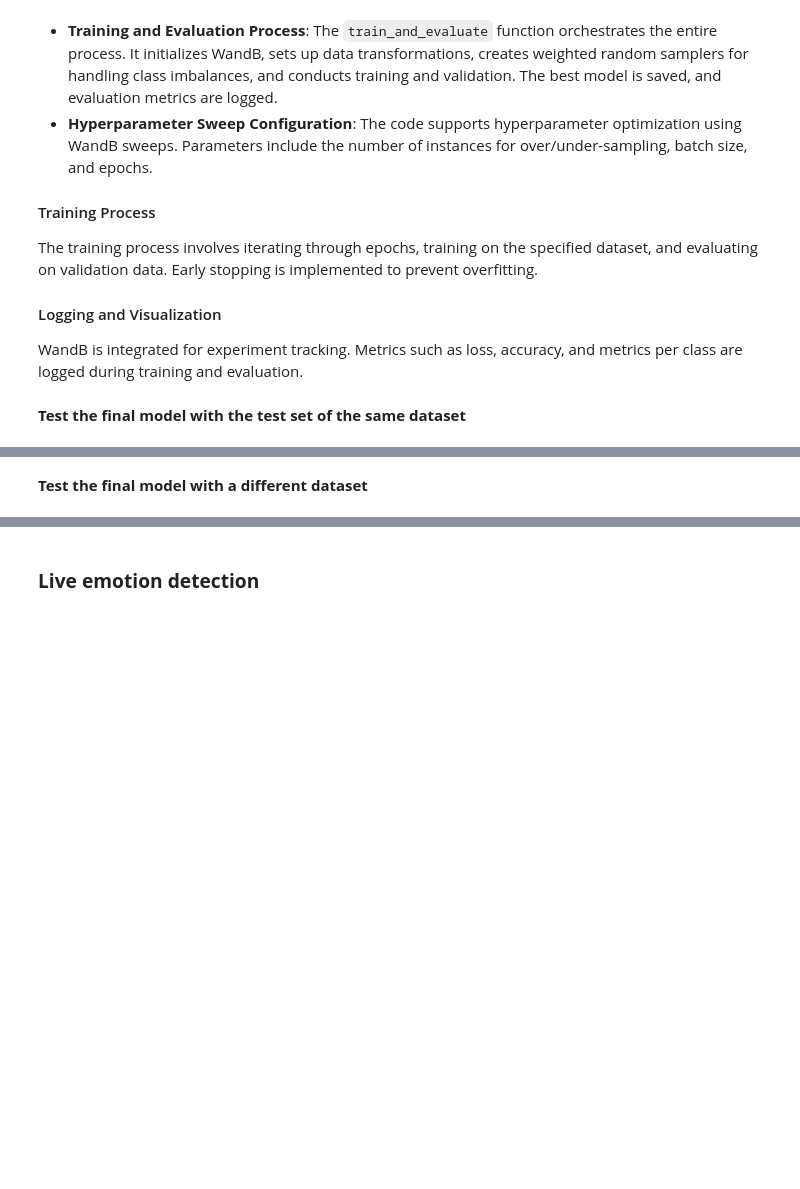
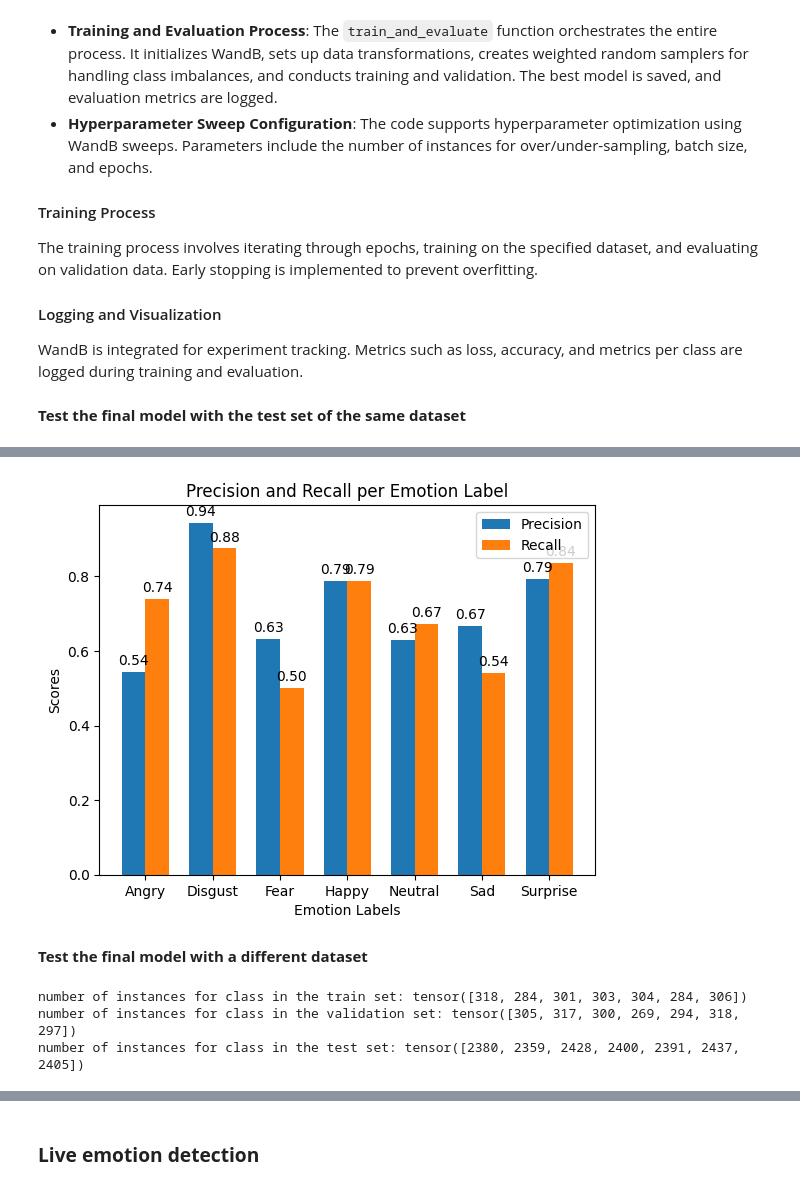
Before and after one commit to DanieleBertagnoli/VisionOdissey, a Jupyter notebook: Notebooks/emotion_recognition/paper1/emotion_recognition.ipynb, the cells around one changed output, grey strips where cells are left out. Saved outputs shown, nothing was run; the diff lists cells and outputs as text; code cells hidden in the pictures; blank space fills up the shorter version.

Commit message:
print precision and recall

```diff
--- a/Notebooks/emotion_recognition/paper1/emotion_recognition.ipynb
+++ b/Notebooks/emotion_recognition/paper1/emotion_recognition.ipynb
@@ -253,8 +264,8 @@ class EmotionCNN(nn.Module):
 The parameters that can be modified before performing training are the number of instances per label, the batch size and the number of epochs
 # %%
 number_instances_over_under_sampling_ = 30000
-batch_size_ = 48
-epochs_ = 50
+batch_size_ = 32
+epochs_ = 23
 # %% [markdown]
 ### **Delete Outliers with DBSCAN**
 
@@ -376,12 +383,8 @@ emotions_folder_path = r"C:\Users\marco\OneDrive\Documenti\CV_project\ComputerVi
 for emotion in os.listdir(emotions_folder_path):
     emotion_folder_path = os.path.join(emotions_folder_path, emotion)
     print(emotion)
-
-    if emotion == 'disgust':
-        tmp_folder_path = emotion_folder_path
-        outliers = get_outliers_dbscan(tmp_folder_path, 0.5, 10)
-    else:
-        outliers = get_outliers_dbscan(emotion_folder_path, dbscan_eps, dbscan_min_samples)
+    tmp_folder_path = emotion_folder_path
+    outliers = get_outliers_dbscan(emotion_folder_path, dbscan_eps, dbscan_min_samples)
 
     # Stampa i percorsi degli outliers per ogni label
     for label, outlier_paths in outliers.items():
@@ -400,7 +403,7 @@ transform = transforms.Compose([
     transforms.Normalize((0.5,), (0.5,))
 ])
 
-dataset_root = r'C:\Users\danie\Desktop\ComputerVisionProject\Data\emotions_aug_images'
+dataset_root = r'C:\Users\marco\OneDrive\Documenti\CV_project\ComputerVisionProject\Data\emotions_aug_images'
 
 # create an instance of ImageFolder with the transformations
 dataset = ImageFolder(root=dataset_root, transform=transform)
@@ -498,7 +515,7 @@ device = torch.device('cuda' if torch.cuda.is_available() else 'cpu')
 net = EmotionCNN().to(device)
 criterion = nn.CrossEntropyLoss()
 optimizer = SGD(net.parameters(), lr=0.01, momentum=0.9, nesterov=True, weight_decay=0.0001)
-scheduler = ReduceLROnPlateau(optimizer, mode='max', factor=0.75, patience=5, verbose=True)
+scheduler = ReduceLROnPlateau(optimizer, mode='max', factor=0.75, patience=3, verbose=True)
 
 def calculate_metrics_per_class(true_labels, predicted_labels, label_mapping):
     unique_labels = list(label_mapping.keys())
@@ -615,6 +632,9 @@ print(f'Best model achieved at epoch {best_epoch + 1} with accuracy {best_accura
 # %% [markdown]
 **Test the final model with the test set of the same dataset**
 # %%
+import pandas as pd
+import matplotlib.pyplot as plt
+
 device = torch.device('cuda' if torch.cuda.is_available() else 'cpu')
 
 def calculate_metrics_per_class(true_labels, predicted_labels, label_mapping):
@@ -661,7 +681,7 @@ device = torch.device('cuda' if torch.cuda.is_available() else 'cpu')
 
 # load the model
 best_model = EmotionCNN()
-best_model.load_state_dict(torch.load(r'C:\Users\danie\Desktop\ComputerVisionProject\Models\emotion_recognition_model.pth', map_location=device))
+best_model.load_state_dict(torch.load(r'C:\Users\marco\OneDrive\Documenti\CV_project\ComputerVisionProject\Notebooks\emotion_recognition\paper1\emotion_recognition_model.pth', map_location=device))
 best_model.to(device)
 criterion = nn.CrossEntropyLoss()
 your_label_mapping = {0: 'Angry', 1: 'Disgust', 2: 'Fear', 3: 'Happy', 4: 'Neutral', 5: 'Sad', 6: 'Surprise'}
@@ -673,3 +693,47 @@ print(f'Test Loss: {test_loss:.4f}, Test Accuracy: {test_accuracy:.4f}')
 
 for idx, label in your_label_mapping.items():
     print(f'{label}: Test Precision: {test_metrics_per_class[idx]["precision"]:.4f}, Test Recall: {test_metrics_per_class[idx]["recall"]:.4f}, Test F1: {test_metrics_per_class[idx]["f1"]:.4f}, Test Support: {test_metrics_per_class[idx]["support"]}')
+
+
+# plot the metrics per class
+
+# plot the precision and the recall for each class
+
+results_data = {'Label': [], 'Precision': [], 'Recall': []}
+
+for idx, label in your_label_mapping.items():
+    results_data['Label'].append(label)
+    results_data['Precision'].append(test_metrics_per_class[idx]['precision'])
+    results_data['Recall'].append(test_metrics_per_class[idx]['recall'])
+
+results_df = pd.DataFrame(results_data)
+
+print("\nRecall and Precision per Label:")
+print(results_df)
+
+labels = results_df['Label']
+
+x = np.arange(len(labels))
+
+width = 0.35
+fig, ax = plt.subplots()
+precision_bars = ax.bar(x - width/2, results_df['Precision'], width, label='Precision')
+recall_bars = ax.bar(x + width/2, results_df['Recall'], width, label='Recall')
+
+ax.set_xlabel('Emotion Labels')
+ax.set_ylabel('Scores')
+ax.set_title('Precision and Recall per Emotion Label')
+ax.set_xticks(x)
+ax.set_xticklabels(labels)
+ax.legend()
+
+for bar in precision_bars + recall_bars:
+    height = bar.get_height()
+    ax.annotate('%.2f' % height,
+                xy=(bar.get_x() + bar.get_width() / 2, height),
+                xytext=(0, 3),
+                textcoords="offset points",
+                ha='center', va='bottom')
+
+plt.show()
+# %% [output]
@@ -676,3 +758,4 @@ for idx, label in your_label_mapping.items():
+[figure, added]
 # %% [markdown]
 **Test the final model with a different dataset**
 # %%
@@ -683,6 +766,8 @@ transform = transforms.Compose([
     transforms.ToTensor(),
     transforms.Normalize((0.5,), (0.5,))
 ])
+
+dataset_root = r'C:\Users\marco\OneDrive\Documenti\CV_project\ComputerVisionProject\Data\test_images_emotion'
 
 # create an instance of ImageFolder with the transformations
 dataset = ImageFolder(root=dataset_root, transform=transform)
@@ -731,4 +816,8 @@ print("number of instances for class in the validation set:", val_counts)
 test_indices = list(test_loader.sampler)
 test_counts = torch.bincount(torch.tensor(labels)[test_indices])
 print("number of instances for class in the test set:", test_counts)
+# %% [output]
+number of instances for class in the train set: tensor([318, 284, 301, 303, 304, 284, 306])
+number of instances for class in the validation set: tensor([305, 317, 300, 269, 294, 318, 297])
+number of instances for class in the test set: tensor([2380, 2359, 2428, 2400, 2391, 2437, 2405])
 # %%
```
Also changed, not shown: parts of 11 cells of this notebook, 4 other files.
